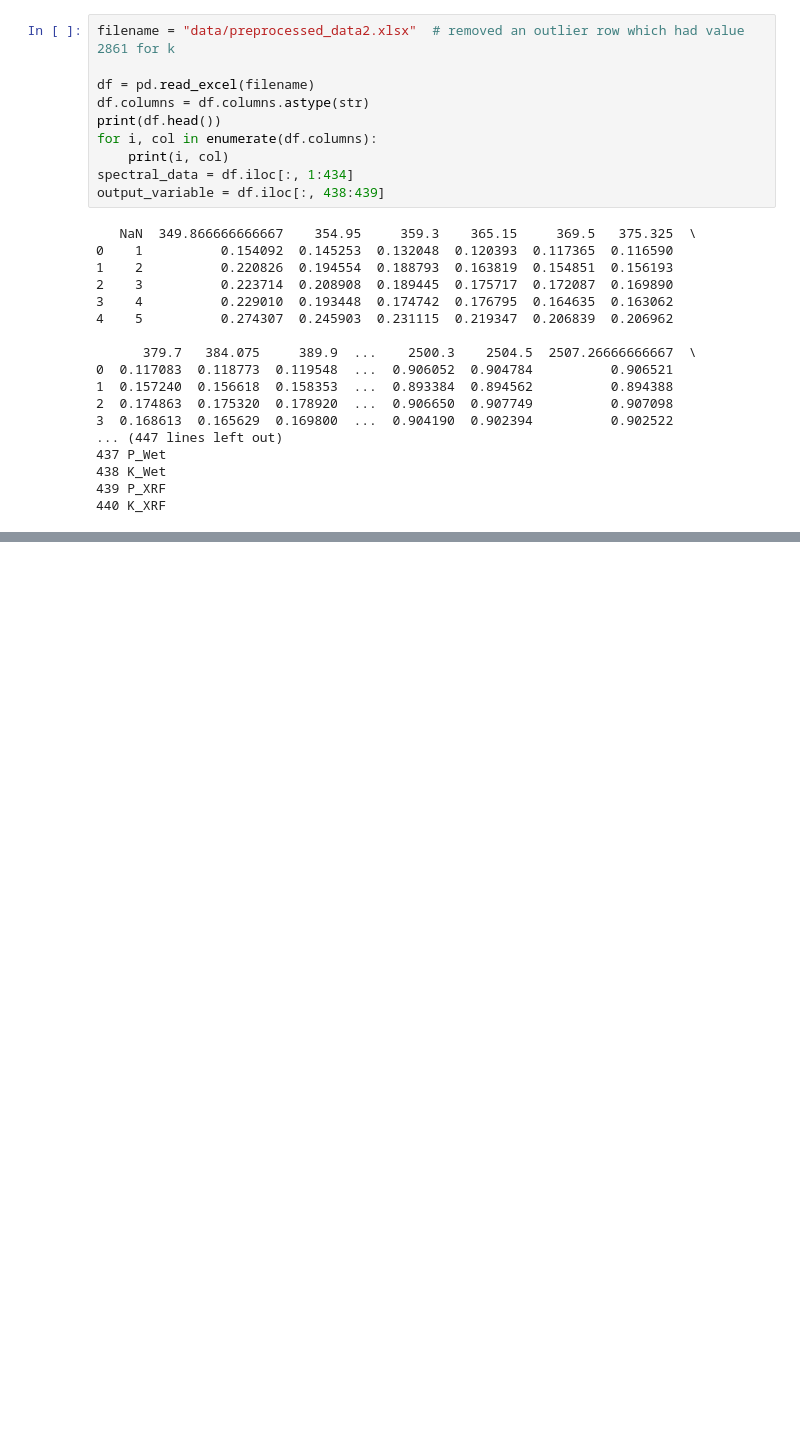
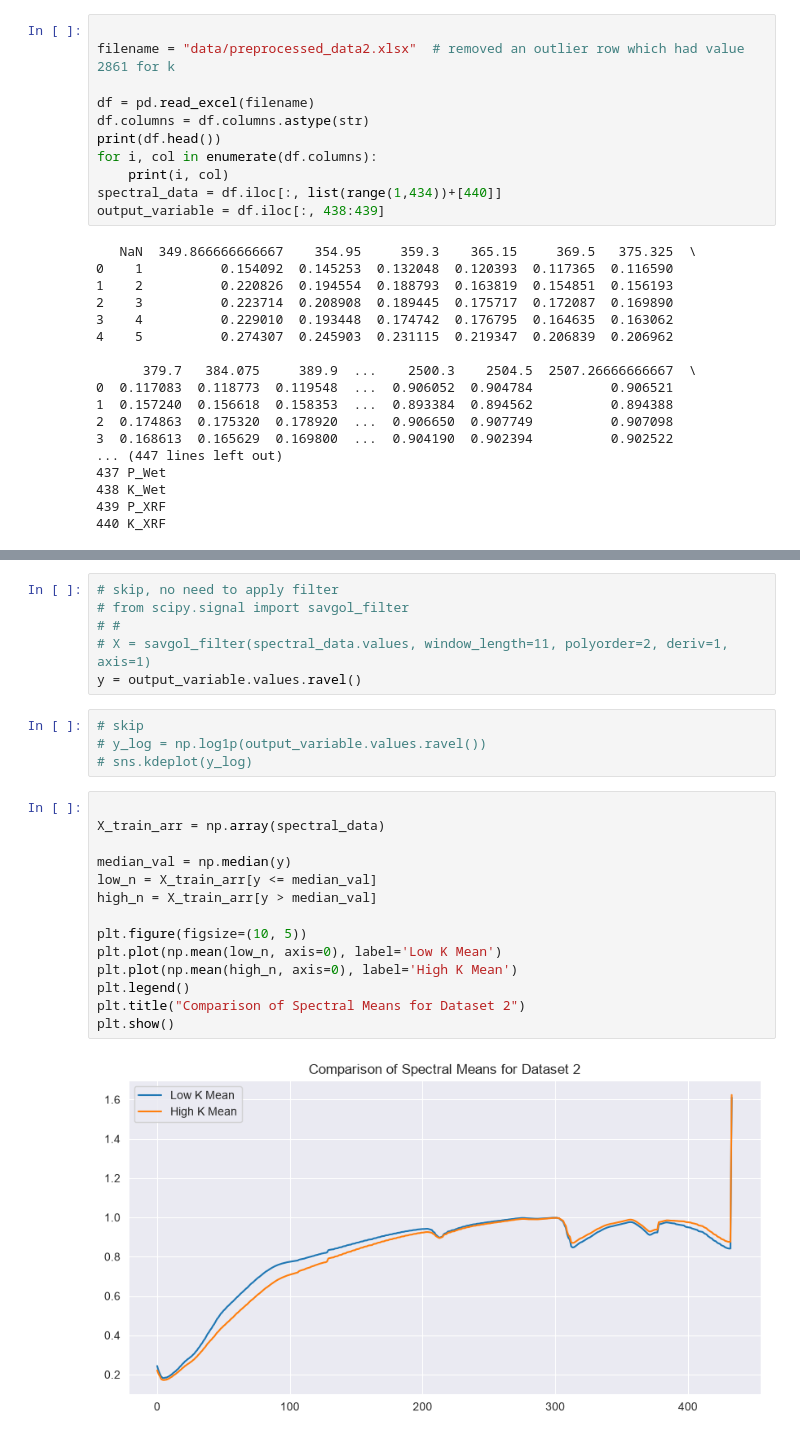
Before and after one commit to bergerga15/soil_properties, a Jupyter notebook: predict_k_data2.ipynb, the cells around one changed output, grey strips where cells are left out. Drawn from its saved outputs; the diff is of its cells as text; blank space fills up the shorter version.

Commit message:
site comparisons

```diff
--- a/predict_k_data2.ipynb
+++ b/predict_k_data2.ipynb
@@ -5,6 +5,7 @@ from sklearn.cross_decomposition import PLSRegression
 from sklearn.model_selection import train_test_split
 from sklearn.metrics import mean_squared_error, r2_score
 # %%
+
 filename = "data/preprocessed_data2.xlsx"  # removed an outlier row which had value 2861 for k
 
 df = pd.read_excel(filename)
@@ -12,7 +13,7 @@ df.columns = df.columns.astype(str)
 print(df.head())
 for i, col in enumerate(df.columns):
     print(i, col)
-spectral_data = df.iloc[:, 1:434]
+spectral_data = df.iloc[:, list(range(1,434))+[440]]
 output_variable = df.iloc[:, 438:439]
 # %% [output]
    NaN  349.866666666667    354.95     359.3    365.15     369.5   375.325  \
@@ -39,0 +73,26 @@ print(output_variable.shape)
+# %%
+# skip, no need to apply filter
+# from scipy.signal import savgol_filter
+# #
+# X = savgol_filter(spectral_data.values, window_length=11, polyorder=2, deriv=1, axis=1)
+y = output_variable.values.ravel()
+# %%
+# skip
+# y_log = np.log1p(output_variable.values.ravel())
+# sns.kdeplot(y_log)
+# %%
+
+X_train_arr = np.array(spectral_data)
+
+median_val = np.median(y)
+low_n = X_train_arr[y <= median_val]
+high_n = X_train_arr[y > median_val]
+
+plt.figure(figsize=(10, 5))
+plt.plot(np.mean(low_n, axis=0), label='Low K Mean')
+plt.plot(np.mean(high_n, axis=0), label='High K Mean')
+plt.legend()
+plt.title("Comparison of Spectral Means for Dataset 2")
+plt.show()
+# %% [output]
+[figure, added]
```
Also changed, not shown: parts of 26 cells of this notebook, 2 other files.
